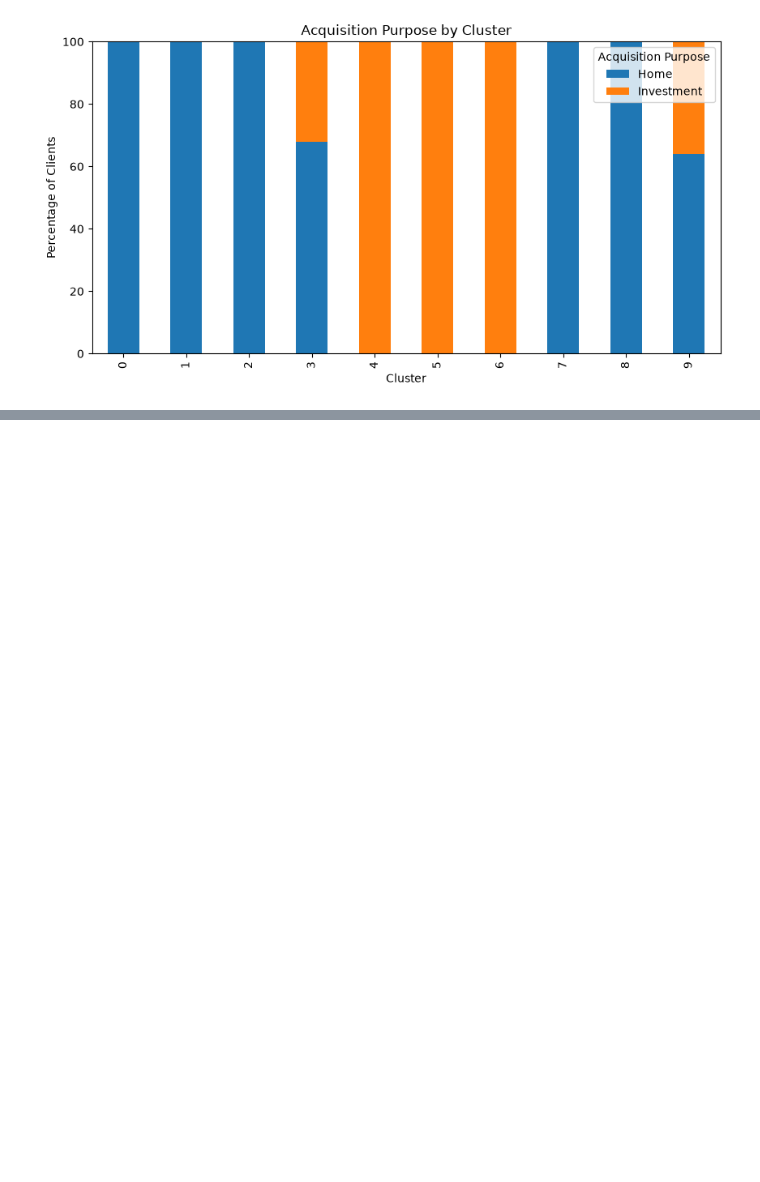
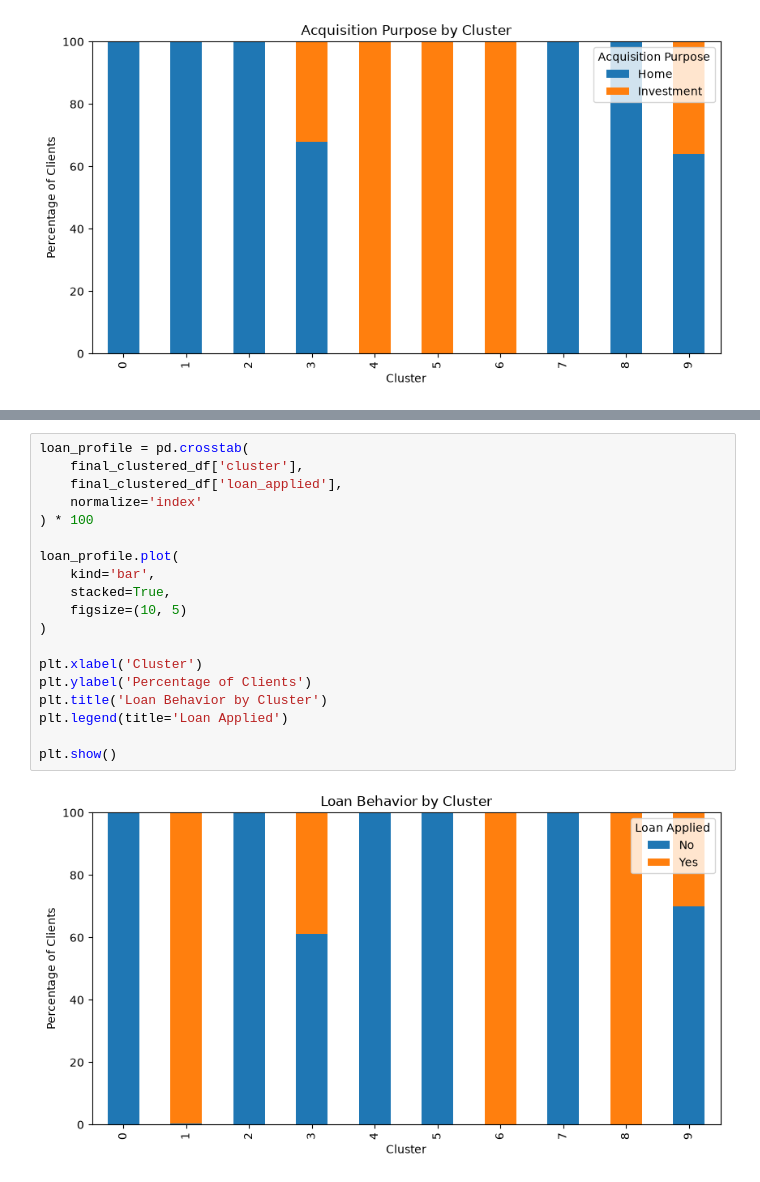
Before and after one commit to Dvnsh-coder/real-estate-ml-project, a Jupyter notebook: notebook/03_Data_Integration_Feature_Engineering.ipynb, the cells around one changed output, grey strips where cells are left out. Drawn from its saved outputs; the diff is of its cells as text; blank space fills up the shorter version.

```diff
--- a/notebook/03_Data_Integration_Feature_Engineering.ipynb
+++ b/notebook/03_Data_Integration_Feature_Engineering.ipynb
@@ -2079,0 +2086,21 @@ plt.show()
+# %%
+loan_profile = pd.crosstab(
+    final_clustered_df['cluster'],
+    final_clustered_df['loan_applied'],
+    normalize='index'
+) * 100
+
+loan_profile.plot(
+    kind='bar',
+    stacked=True,
+    figsize=(10, 5)
+)
+
+plt.xlabel('Cluster')
+plt.ylabel('Percentage of Clients')
+plt.title('Loan Behavior by Cluster')
+plt.legend(title='Loan Applied')
+
+plt.show()
+# %% [output]
+[figure, added]
```
Also changed, not shown: parts of 22 cells of this notebook.
